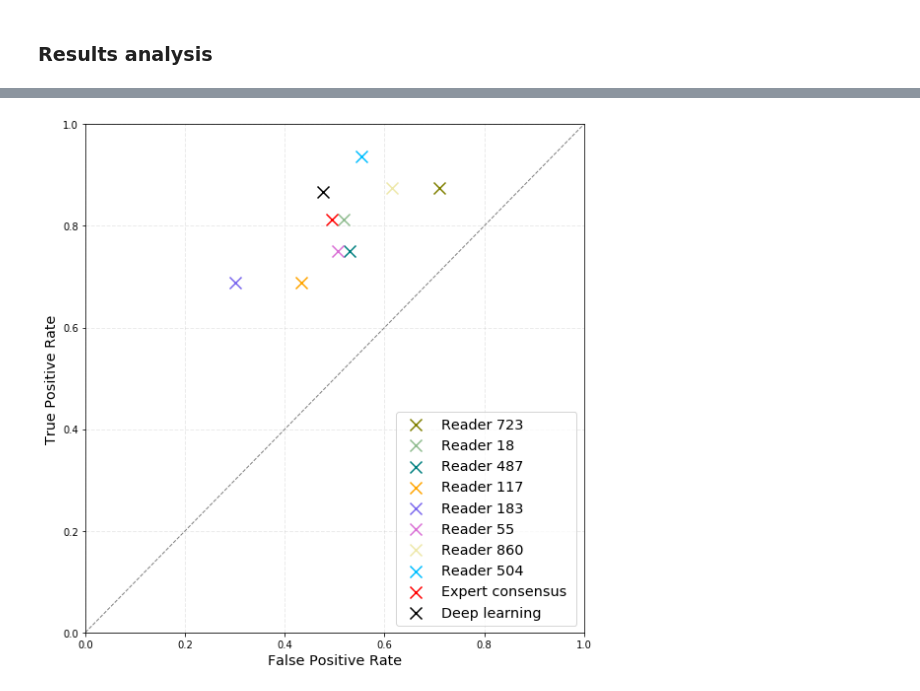
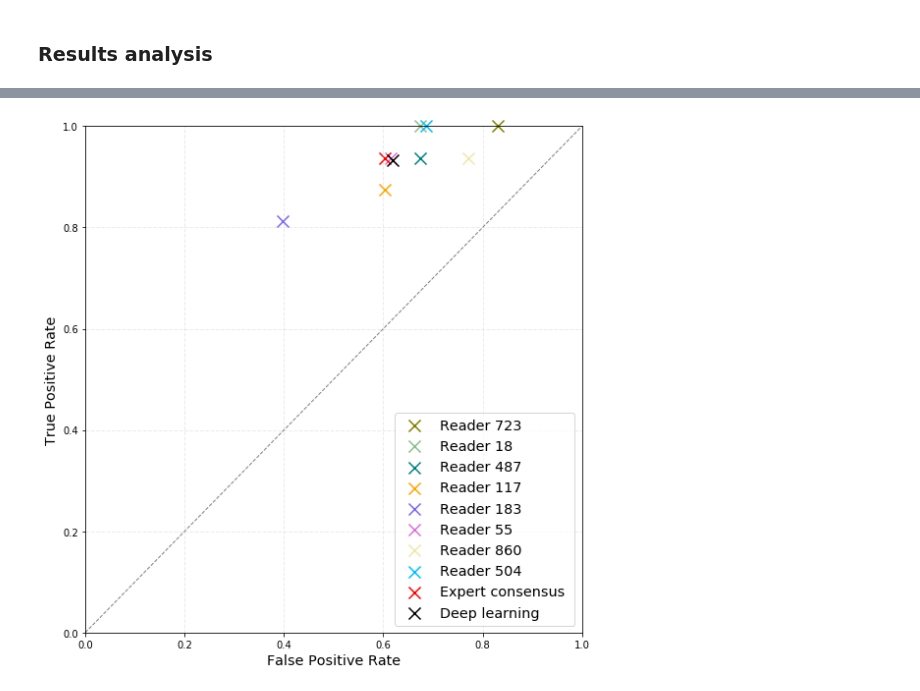
Before and after one commit to mateuszbuda/deep-thyroid-nodules, a Jupyter notebook: results/comparison_fpr_tpr_test.ipynb, the cells around one changed output, grey strips where cells are left out. Saved outputs shown, nothing was run; the diff lists cells and outputs as text; code cells hidden in the pictures.

```diff
--- a/results/comparison_fpr_tpr_test.ipynb
+++ b/results/comparison_fpr_tpr_test.ipynb
@@ -129,2 +127,40 @@ for i in range(9):
+# %%
+fpr_dl_fna, tpr_dl_fna, _ = roc_curve(y_true_dl_test, y_pred_dl_test_fna)
+fpr_dl_follow, tpr_dl_follow, _ = roc_curve(y_true_dl_test, y_pred_dl_test_follow)
+
+fpr_fna = {}
+tpr_fna = {}
+for i in range(9):
+    fpr_reader, tpr_reader, _ = roc_curve(df_dict[i]['Cancer'].as_matrix(), df_dict[i]['Reader TIRADS rec'].as_matrix())
+    fpr_fna[i] = fpr_reader[1]
+    tpr_fna[i] = tpr_reader[1]
+
+fpr_follow = {}
+tpr_follow = {}
+for i in range(9):
+    df_dict[i]['Follow'] = df_dict[i].apply(lambda x: 1. if ((x['Reader TIRADS grade'] == 3 and x['Size (cm)'] >= 1.5) or
+                                                            (x['Reader TIRADS grade'] == 4 and x['Size (cm)'] >= 1.0) or
+                                                            (x['Reader TIRADS grade'] == 5 and x['Size (cm)'] >= 0.5)) else 0., axis=1)
+    fpr_reader, tpr_reader, _ = roc_curve(df_dict[i]['Cancer'].as_matrix(), df_dict[i]['Follow'].as_matrix())
+    fpr_follow[i] = fpr_reader[1]
+    tpr_follow[i] = tpr_reader[1]
 # %% [markdown]
 ### Results analysis
+# %%
+plt.figure(figsize=(8, 8))
+colors = ['olive', 'darkseagreen', 'teal', 'orange', 'mediumslateblue', 'orchid', 'palegoldenrod', 'deepskyblue', 'red']
+for i in range(9):
+    user_id = df_dict[i]['User ID'].as_matrix()[0]
+    label = 'Reader {} '.format(user_id)
+    if user_id == 0: label = 'Expert consensus '
+    plt.scatter(fpr_fna[i], tpr_fna[i], s=196, color=colors[i], marker='+', label=label)
+plt.scatter(fpr_dl_fna[1], tpr_dl_fna[1], s=196, color='black', marker='+', label='Deep learning')
+plt.plot([0, 1], [0, 1], color='gray', lw=1, linestyle='--')
+plt.xlim([0.0, 1.0])
+plt.ylim([0.0, 1.0])
+plt.title('', fontsize='xx-large')
+plt.xlabel('False Positive Rate', fontsize='x-large')
+plt.ylabel('True Positive Rate', fontsize='x-large')
+plt.legend(loc='lower right', fontsize='x-large')
+plt.grid(color='silver', alpha=0.3, linestyle='--', linewidth=1)
+plt.tight_layout()
@@ -131,20 +169,20 @@ for i in range(9):
 # %%
 plt.figure(figsize=(8, 8))
 colors = ['olive', 'darkseagreen', 'teal', 'orange', 'mediumslateblue', 'orchid', 'palegoldenrod', 'deepskyblue', 'red']
 for i in range(9):
     user_id = df_dict[i]['User ID'].as_matrix()[0]
     label = 'Reader {} '.format(user_id)
     if user_id == 0: label = 'Expert consensus '
-    plt.scatter(fpr[i], tpr[i], s=144, color=colors[i], marker='x', label=label)
-plt.scatter(fpr_dl[1], tpr_dl[1], s=144, color='black', marker='x', label='Deep learning')
+    plt.scatter(fpr_follow[i], tpr_follow[i], s=144, color=colors[i], marker='x', label=label, clip_on=False)
+plt.scatter(fpr_dl_follow[1], tpr_dl_follow[1], s=144, color='black', marker='x', label='Deep learning')
 plt.plot([0, 1], [0, 1], color='gray', lw=1, linestyle='--')
 plt.xlim([0.0, 1.0])
 plt.ylim([0.0, 1.0])
 plt.title('', fontsize='xx-large')
 plt.xlabel('False Positive Rate', fontsize='x-large')
 plt.ylabel('True Positive Rate', fontsize='x-large')
 plt.legend(loc='lower right', fontsize='x-large')
 plt.grid(color='silver', alpha=0.3, linestyle='--', linewidth=1)
 plt.tight_layout()
 # %% [output]
-[figure, old version]
+[figure, new version]
```
Also changed, not shown: parts of 3 cells of this notebook, 1 other file.
